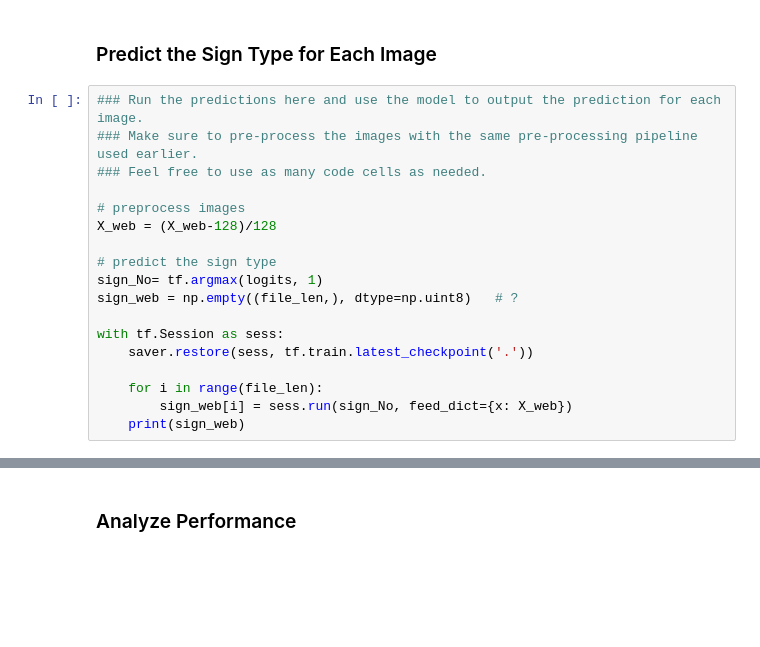
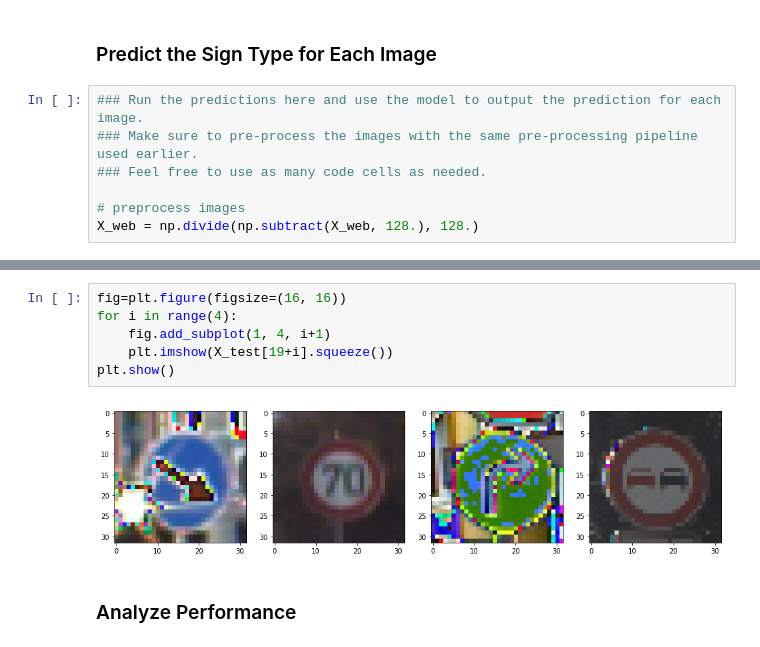
Before and after one commit to codezs09/self-driving-car-nd, a Jupyter notebook: CarND-Traffic-Sign-Classifier-Project/Traffic_Sign_Classifier.ipynb, the cells around one changed output, grey strips where cells are left out. Saved outputs shown, nothing was run; the diff lists cells and outputs as text; blank space fills up the shorter version.

```diff
--- a/CarND-Traffic-Sign-Classifier-Project/Traffic_Sign_Classifier.ipynb
+++ b/CarND-Traffic-Sign-Classifier-Project/Traffic_Sign_Classifier.ipynb
@@ -360,15 +356,4 @@ ImportError: libgtk-x11-2.0.so.0: cannot open shared object file: No such file o
 ### Feel free to use as many code cells as needed.
 
 # preprocess images
-X_web = (X_web-128)/128
-
-# predict the sign type
-sign_No= tf.argmax(logits, 1)
-sign_web = np.empty((file_len,), dtype=np.uint8)   # ?
-
-with tf.Session as sess:
-    saver.restore(sess, tf.train.latest_checkpoint('.'))
-
-    for i in range(file_len):
-        sign_web[i] = sess.run(sign_No, feed_dict={x: X_web})
-    print(sign_web)
+X_web = np.divide(np.subtract(X_web, 128.), 128.)
@@ -375,3 +372,11 @@ with tf.Session as sess:
+# %%
+fig=plt.figure(figsize=(16, 16))
+for i in range(4):
+    fig.add_subplot(1, 4, i+1)
+    plt.imshow(X_test[19+i].squeeze())
+plt.show()
+# %% [output]
+[figure, added]
 # %% [markdown]
 ### Analyze Performance
 # %%
```
Also changed, not shown: parts of 7 cells of this notebook, 3 other files.
